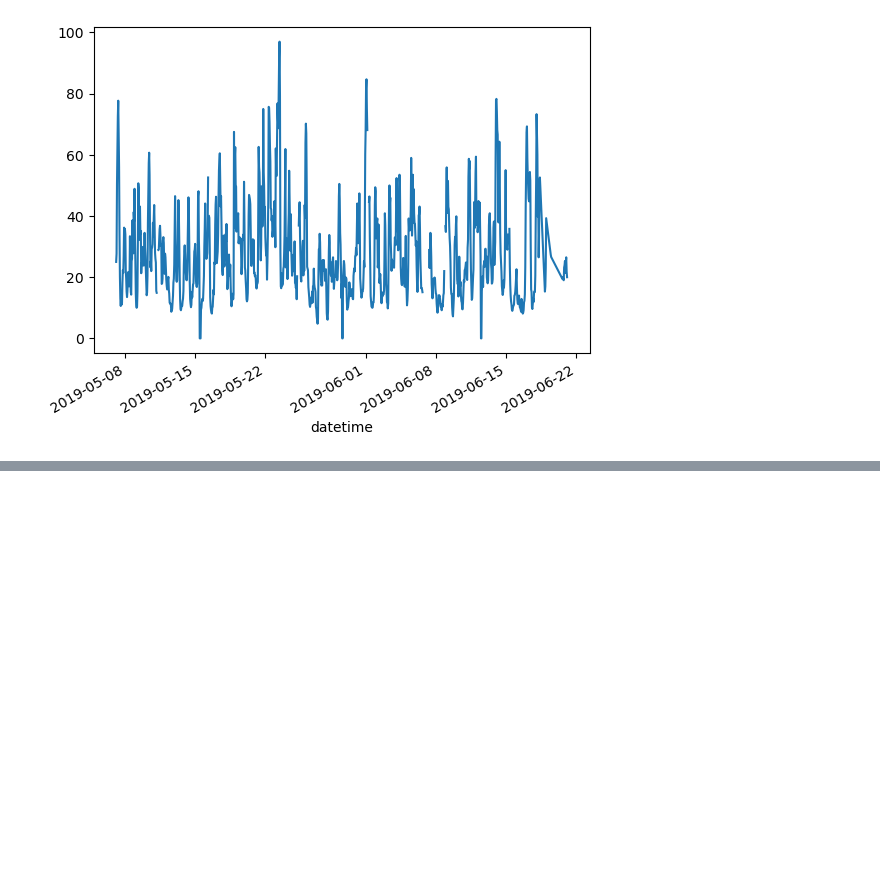
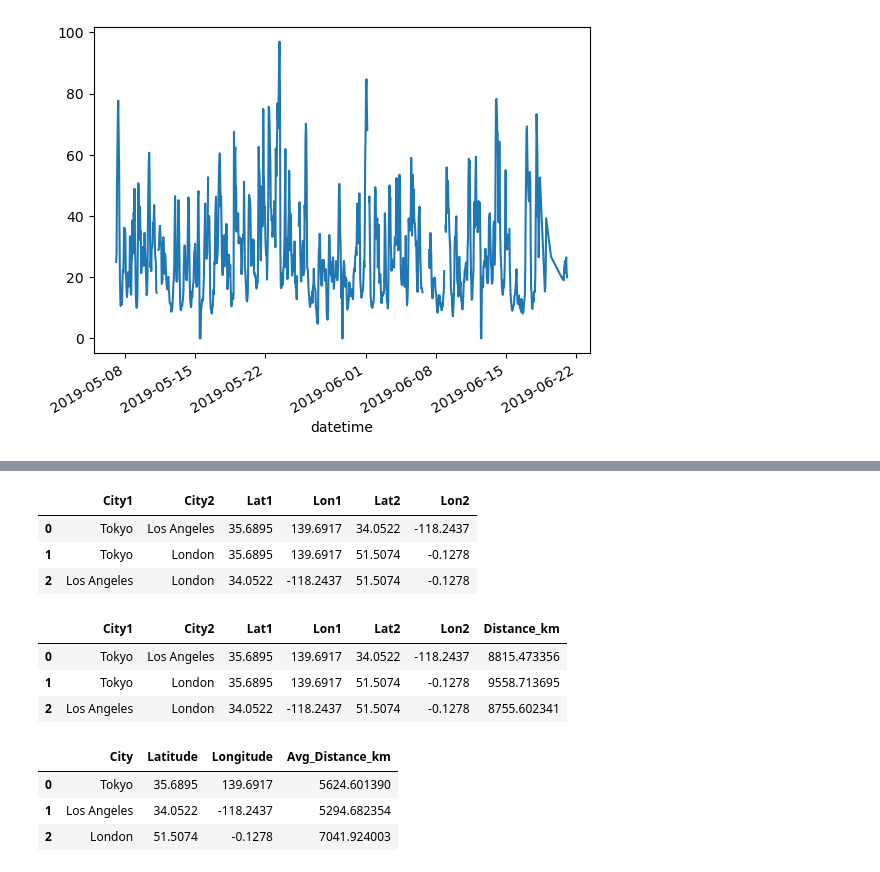
Before and after one commit to Geography-and-Planning/intro-to-gis, a Jupyter notebook: notebook/pandas.ipynb, the cells around one changed output, grey strips where cells are left out. Drawn from its saved outputs; the diff is of its cells as text; code cells hidden in the pictures; blank space fills up the shorter version.

```diff
--- a/notebook/pandas.ipynb
+++ b/notebook/pandas.ipynb
@@ -164,0 +176,67 @@ air_quality["station_paris"].plot()
+# %%
+def haversine_np(lat1, lon1, lat2, lon2):
+    R = 6371.0  # Earth radius in kilometers
+    dlat = np.radians(lat2 - lat1)
+    dlon = np.radians(lon2 - lon1)
+    a = (
+        np.sin(dlat / 2) ** 2
+        + np.cos(np.radians(lat1)) * np.cos(np.radians(lat2)) * np.sin(dlon / 2) ** 2
+    )
+    c = 2 * np.arctan2(np.sqrt(a), np.sqrt(1 - a))
+    distance = R * c
+    return distance
+
+
+# Create a new DataFrame with city pairs
+city_pairs = pd.DataFrame(
+    {
+        "City1": ["Tokyo", "Tokyo", "Los Angeles"],
+        "City2": ["Los Angeles", "London", "London"],
+        "Lat1": [35.6895, 35.6895, 34.0522],
+        "Lon1": [139.6917, 139.6917, -118.2437],
+        "Lat2": [34.0522, 51.5074, 51.5074],
+        "Lon2": [-118.2437, -0.1278, -0.1278],
+    }
+)
+city_pairs
+# %% [output]
+|  | City1 | City2 | Lat1 | Lon1 | Lat2 | Lon2 |
+| 0 | Tokyo | Los Angeles | 35.6895 | 139.6917 | 34.0522 | -118.2437 |
+| 1 | Tokyo | London | 35.6895 | 139.6917 | 51.5074 | -0.1278 |
+| 2 | Los Angeles | London | 34.0522 | -118.2437 | 51.5074 | -0.1278 |
+# %%
+city_pairs["Distance_km"] = haversine_np(
+    city_pairs["Lat1"], city_pairs["Lon1"], city_pairs["Lat2"], city_pairs["Lon2"]
+)
+city_pairs
+# %% [output]
+|  | City1 | City2 | Lat1 | Lon1 | Lat2 | Lon2 | Distance_km |
+| 0 | Tokyo | Los Angeles | 35.6895 | 139.6917 | 34.0522 | -118.2437 | 8815.473356 |
+| 1 | Tokyo | London | 35.6895 | 139.6917 | 51.5074 | -0.1278 | 9558.713695 |
+| 2 | Los Angeles | London | 34.0522 | -118.2437 | 51.5074 | -0.1278 | 8755.602341 |
+# %%
+def calculate_average_distance(df):
+    lat1 = df["Latitude"].values
+    lon1 = df["Longitude"].values
+    lat2, lon2 = np.meshgrid(lat1, lon1)
+    distances = haversine_np(lat1, lon1, lat2, lon2)
+    avg_distances = np.mean(distances, axis=1)
+    return avg_distances
+
+
+# Creating a DataFrame
+data = {
+    "City": ["Tokyo", "Los Angeles", "London"],
+    "Latitude": [35.6895, 34.0522, 51.5074],
+    "Longitude": [139.6917, -118.2437, -0.1278],
+}
+df = pd.DataFrame(data)
+
+# Apply the function to calculate average distances
+df["Avg_Distance_km"] = calculate_average_distance(df)
+df
+# %% [output]
+|  | City | Latitude | Longitude | Avg_Distance_km |
+| 0 | Tokyo | 35.6895 | 139.6917 | 5624.601390 |
+| 1 | Los Angeles | 34.0522 | -118.2437 | 5294.682354 |
+| 2 | London | 51.5074 | -0.1278 | 7041.924003 |
```
Also changed, not shown: parts of 2 cells of this notebook.
